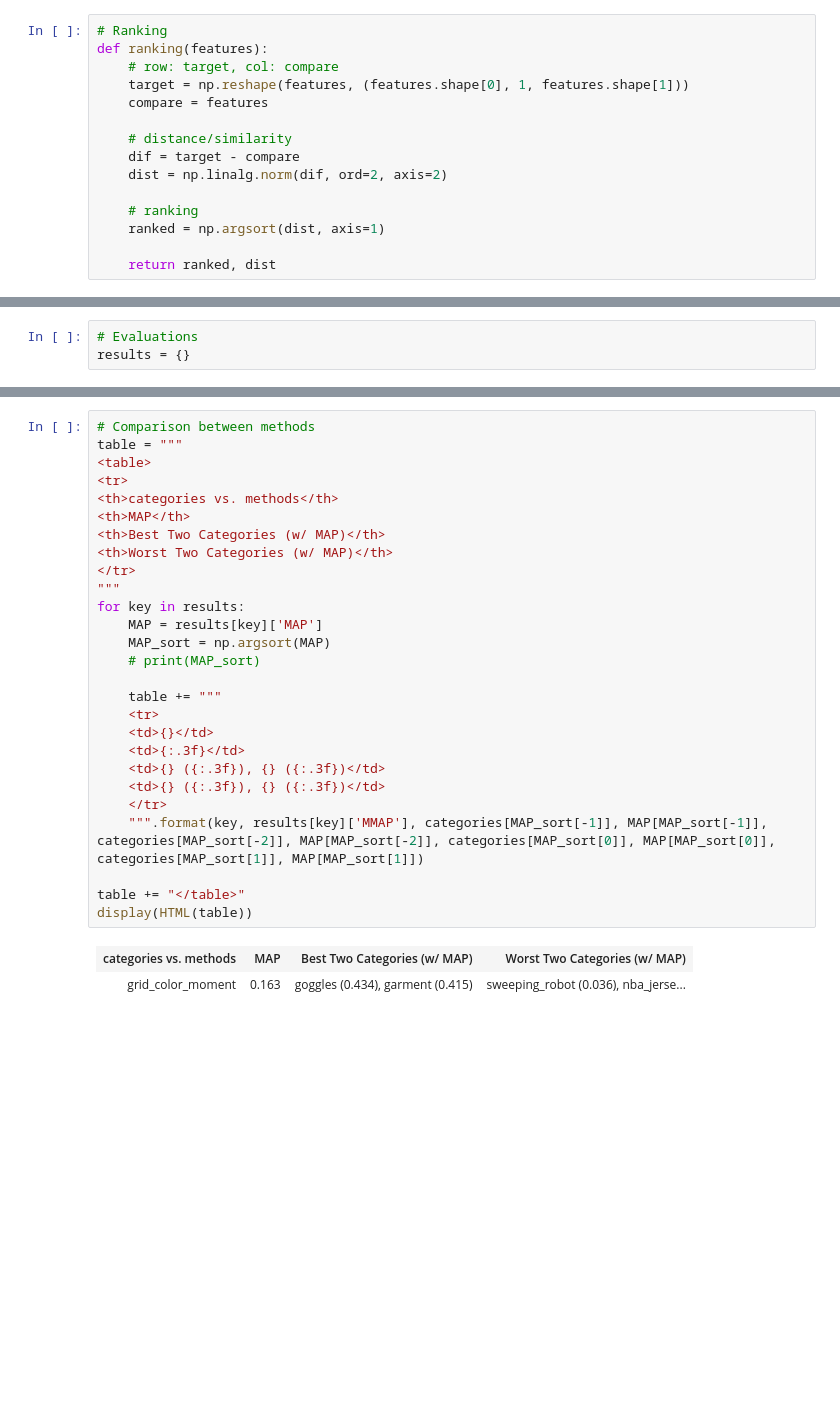
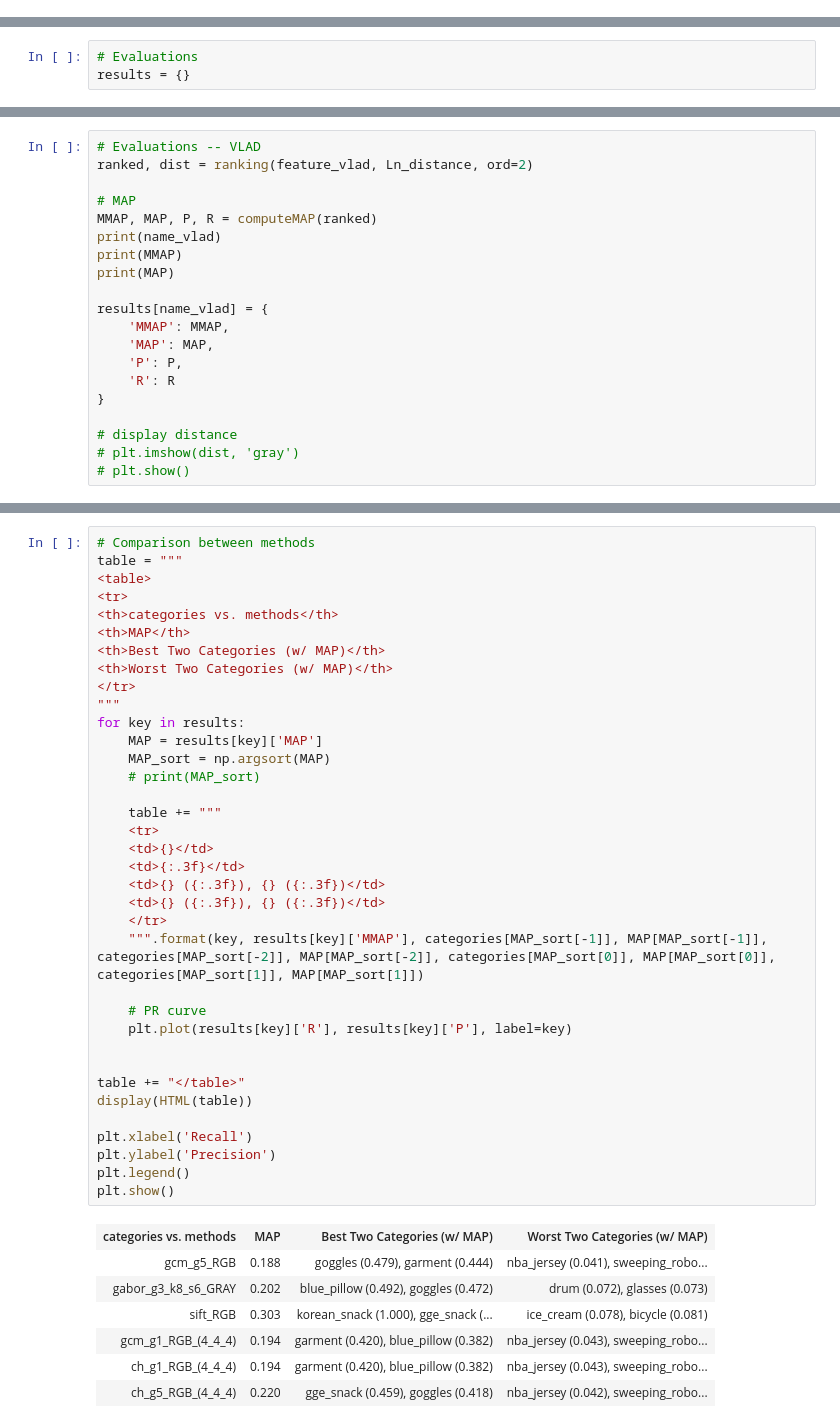
Before and after one commit to y4cj4sul3/Cognitive_Computing_2020, a Jupyter notebook: hw2/hw2.ipynb, the cells around one changed output, grey strips where cells are left out. Cells and saved outputs as stored; diff of their text form; blank space fills up the shorter version.

```diff
--- a/hw2/hw2.ipynb
+++ b/hw2/hw2.ipynb
@@ -171,17 +391,2 @@ load from file
 # %% [markdown]
 ## Evaluations
-# %%
-# Ranking
-def ranking(features):
-    # row: target, col: compare
-    target = np.reshape(features, (features.shape[0], 1, features.shape[1]))
-    compare = features
-
-    # distance/similarity
-    dif = target - compare
-    dist = np.linalg.norm(dif, ord=2, axis=2)
-
-    # ranking
-    ranked = np.argsort(dist, axis=1)
-
-    return ranked, dist
@@ -241,0 +662,20 @@ results['grid_color_moment'] = {
+# %%
+# Evaluations -- VLAD
+ranked, dist = ranking(feature_vlad, Ln_distance, ord=2)
+
+# MAP
+MMAP, MAP, P, R = computeMAP(ranked)
+print(name_vlad)
+print(MMAP)
+print(MAP)
+
+results[name_vlad] = {
+    'MMAP': MMAP,
+    'MAP': MAP,
+    'P': P,
+    'R': R
+}
+
+# display distance
+# plt.imshow(dist, 'gray')
+# plt.show()
@@ -242,30 +686,44 @@ results['grid_color_moment'] = {
 # %%
 # Comparison between methods
 table = """
 <table>
 <tr>
 <th>categories vs. methods</th>
 <th>MAP</th>
 <th>Best Two Categories (w/ MAP)</th>
 <th>Worst Two Categories (w/ MAP)</th>
 </tr>
 """
 for key in results:
     MAP = results[key]['MAP']
     MAP_sort = np.argsort(MAP)
     # print(MAP_sort)
 
     table += """
     <tr>
     <td>{}</td>
     <td>{:.3f}</td>
     <td>{} ({:.3f}), {} ({:.3f})</td>
     <td>{} ({:.3f}), {} ({:.3f})</td>
     </tr>
     """.format(key, results[key]['MMAP'], categories[MAP_sort[-1]], MAP[MAP_sort[-1]], categories[MAP_sort[-2]], MAP[MAP_sort[-2]], categories[MAP_sort[0]], MAP[MAP_sort[0]], categories[MAP_sort[1]], MAP[MAP_sort[1]])
 
+    # PR curve
+    plt.plot(results[key]['R'], results[key]['P'], label=key)
+
+
 table += "</table>"
 display(HTML(table))
+
+plt.xlabel('Recall')
+plt.ylabel('Precision')
+plt.legend()
+plt.show()
 # %% [output]
 | categories vs. methods | MAP | Best Two Categories (w/ MAP) | Worst Two Categories (w/ MAP) |
-| grid_color_moment | 0.163 | goggles (0.434), garment (0.415) | sweeping_robot (0.036), nba_jerse... |
+| gcm_g5_RGB | 0.188 | goggles (0.479), garment (0.444) | nba_jersey (0.041), sweeping_robo... |
+| gabor_g3_k8_s6_GRAY | 0.202 | blue_pillow (0.492), goggles (0.472) | drum (0.072), glasses (0.073) |
+| sift_RGB | 0.303 | korean_snack (1.000), gge_snack (... | ice_cream (0.078), bicycle (0.081) |
+| gcm_g1_RGB_(4_4_4) | 0.194 | garment (0.420), blue_pillow (0.382) | nba_jersey (0.043), sweeping_robo... |
+| ch_g1_RGB_(4_4_4) | 0.194 | garment (0.420), blue_pillow (0.382) | nba_jersey (0.043), sweeping_robo... |
+| ch_g5_RGB_(4_4_4) | 0.220 | gge_snack (0.459), goggles (0.418) | nba_jersey (0.042), sweeping_robo... |
```
Also changed, not shown: parts of 31 cells of this notebook, 1 other file.
